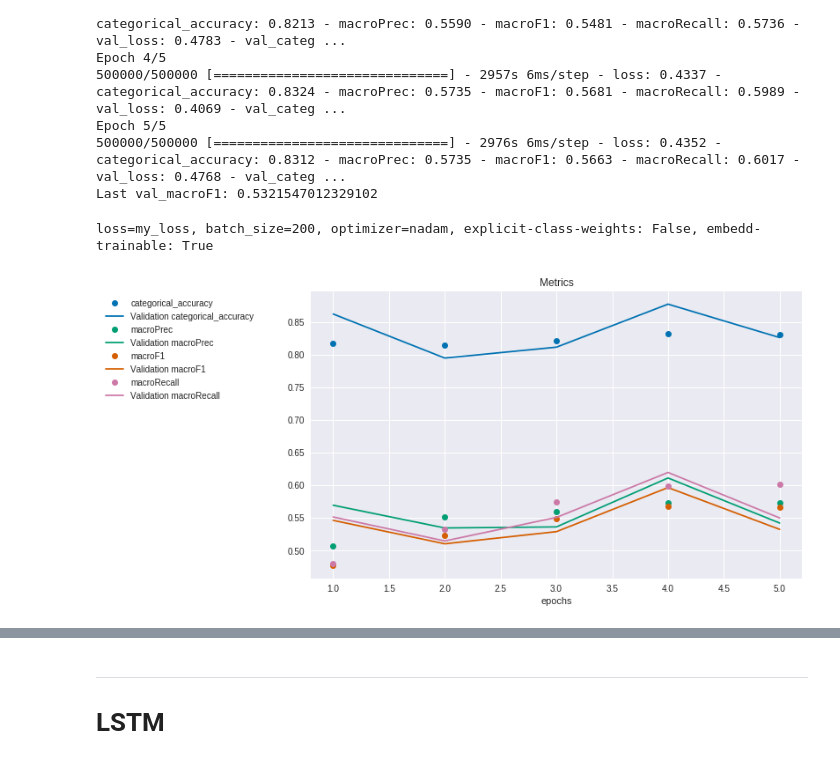
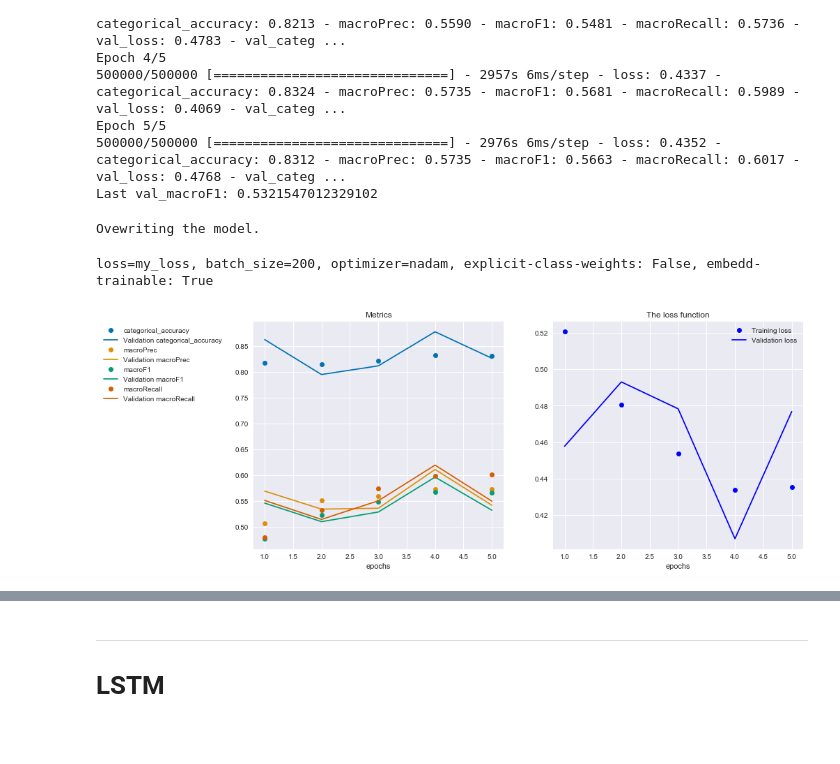
Before and after one commit to olszewskip/ArXiv_Classifier, a Jupyter notebook: keras_RNN_LSTM.ipynb, the cells around one changed output, grey strips where cells are left out. Drawn from its saved outputs; the diff is of its cells as text; code cells hidden in the pictures; blank space fills up the shorter version.

Commit message:
After final fit in colab end evaluate locally

```diff
--- a/keras_RNN_LSTM.ipynb
+++ b/keras_RNN_LSTM.ipynb
@@ -13,7 +13,8 @@ Enter your authorization code:
 ··········
 Mounted at /content/gdrive
 # %%
-path = '/content/gdrive/My Drive/Colab Notebooks/ArXiv_Classifier'
+#path = '/content/gdrive/My Drive/Colab Notebooks/ArXiv_Classifier'
+path=""
 # %%
 import os
 import pickle
@@ -228,12 +241,14 @@ Epoch 5/5
 500000/500000 [==============================] - 2976s 6ms/step - loss: 0.4352 - categorical_accuracy: 0.8312 - macroPrec: 0.5735 - macroF1: 0.5663 - macroRecall: 0.6017 - val_loss: 0.4768 - val_categ ...
 Last val_macroF1: 0.5321547012329102
 # %%
-# model_rnn2.load_hist()
-# model_rnn2.Kload()
+model_rnn2.load_hist()
+model_rnn2.Kload()
+# %% [output]
+Ovewriting the model.
 # %%
-model_rnn2.plot()
+model_rnn2.plot(with_loss=True)
 # %% [output]
 loss=my_loss, batch_size=200, optimizer=nadam, explicit-class-weights: False, embedd-trainable: True
-[figure, old version]
+[figure, new version]
 # %%
 eval_rnn2 = model_rnn2.evaluate(X_val, y_val)
```
Also changed, not shown: parts of 28 cells of this notebook, 1 other file.
